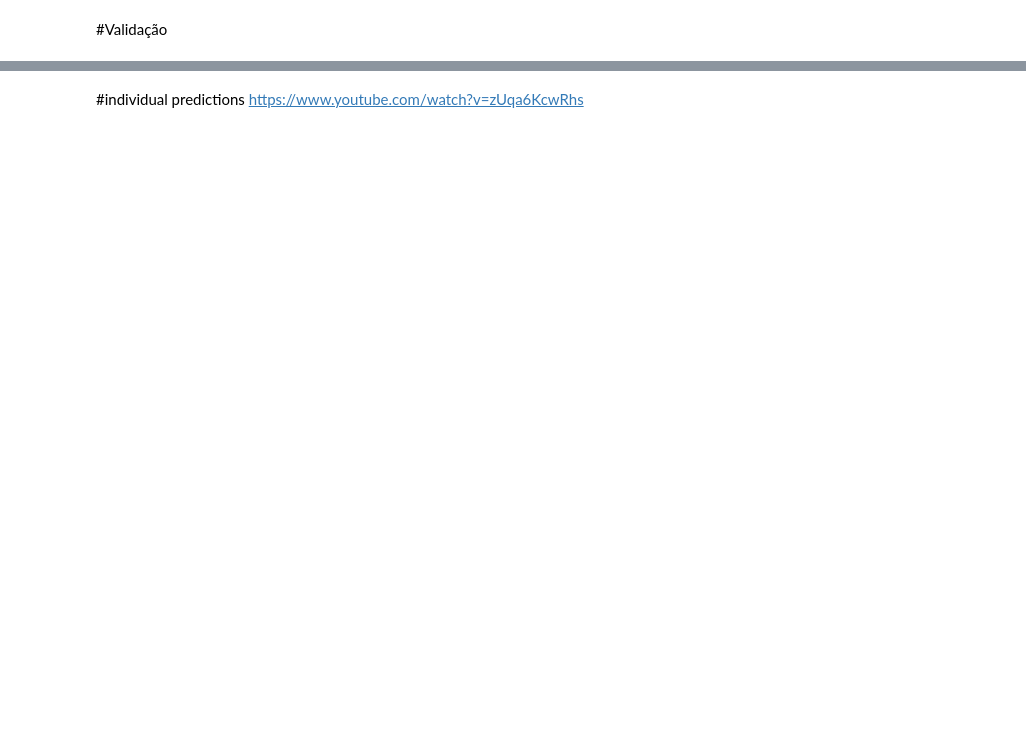
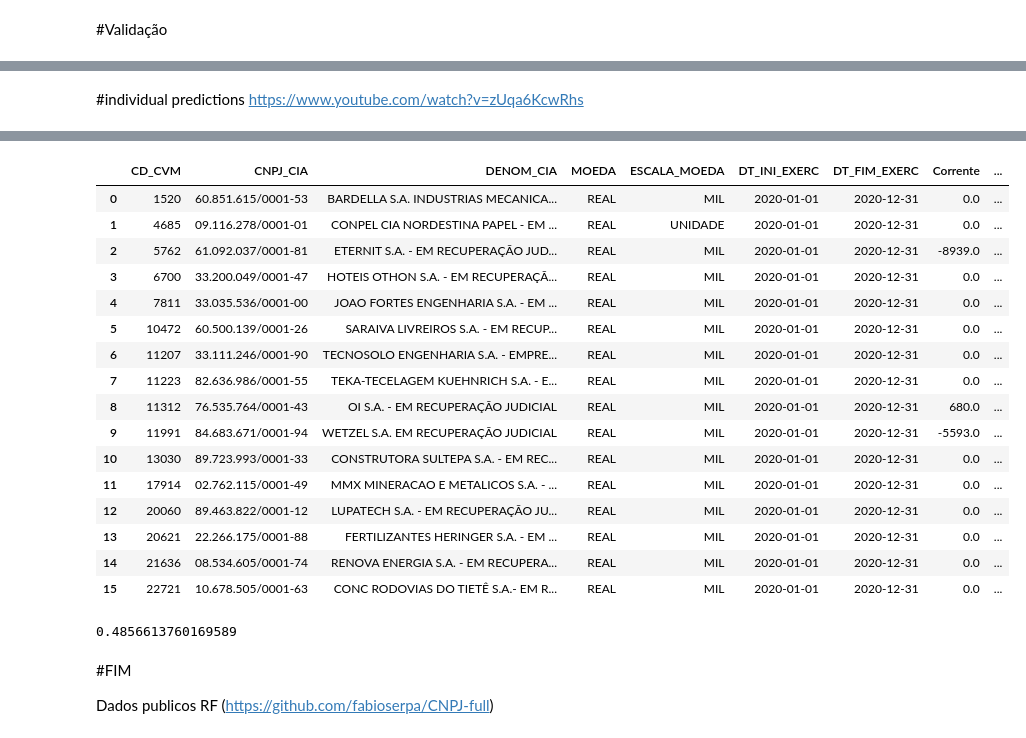
Before and after one commit to Willian-BC/Projeto-Final, a Jupyter notebook: Projeto_DataScience.ipynb, the cells around one changed output, grey strips where cells are left out. Drawn from its saved outputs; the diff is of its cells as text; code cells hidden in the pictures; blank space fills up the shorter version.

```diff
--- a/Projeto_DataScience.ipynb
+++ b/Projeto_DataScience.ipynb
@@ -306,0 +337,3 @@ ValueError: ignored
+# %% [markdown]
+#individual predictions
+https://www.youtube.com/watch?v=zUqa6KcwRhs
@@ -306,0 +346,16 @@ ValueError: ignored
+# %%
+dre_20 = pd.read_csv(f'CVM/dfp_cia_aberta_DRE_ind_2020.csv',sep=';',decimal=',',encoding='ISO-8859-1')
+dre_20 = dre_20[dre_20.ORDEM_EXERC == 'ÚLTIMO']
+dre_20 = dre_20[dre_20.DS_CONTA.isin(['Corrente', 'Custo dos Bens e/ou Serviços Vendidos', 'Despesas Financeiras', 'Despesas Gerais e Administrativas',
+                                      'Despesas com Vendas','Despesas/Receitas Operacionais', 'Diferido', 'Lucro/Prejuízo do Período','Outras Despesas Operacionais',
+                                      'Imposto de Renda e Contribuição Social sobre o Lucro', 'Outras Receitas Operacionais', 'Receitas Financeiras',
+                                      'Perdas pela Não Recuperabilidade de Ativos', 'Receita de Venda de Bens e/ou Serviços', 'Resultado Bruto',
+                                      'Resultado Antes do Resultado Financeiro e dos Tributos','Resultado Antes dos Tributos sobre o Lucro', 'Resultado Financeiro',
+                                      'Resultado Líquido das Operações Continuadas'])]
+
+dre_20 = dre_20[['CD_CVM','CNPJ_CIA','DENOM_CIA','MOEDA','ESCALA_MOEDA','DT_INI_EXERC','DT_FIM_EXERC','DS_CONTA','VL_CONTA']]
+dre_20 = dre_20[dre_20['DENOM_CIA'].dropna().str.contains("EM RECUPERAÇÃO JUDICIAL")]
+dre_20.VL_CONTA = dre_20.VL_CONTA.astype(float)
+dre_20 = dre_20.pivot_table(index=['CD_CVM','CNPJ_CIA','DENOM_CIA','MOEDA','ESCALA_MOEDA','DT_INI_EXERC','DT_FIM_EXERC'], columns=['DS_CONTA'], values='VL_CONTA').reset_index().rename_axis(None, axis=1).fillna(0)
+DataTable(dre_20)
+# %% [output]
@@ -306,0 +363,17 @@ ValueError: ignored
+|  | CD_CVM | CNPJ_CIA | DENOM_CIA | MOEDA | ESCALA_MOEDA | DT_INI_EXERC | DT_FIM_EXERC | Corrente | ... |
+| 0 | 1520 | 60.851.615/0001-53 | BARDELLA S.A. INDUSTRIAS MECANICA... | REAL | MIL | 2020-01-01 | 2020-12-31 | 0.0 | ... |
+| 1 | 4685 | 09.116.278/0001-01 | CONPEL CIA NORDESTINA PAPEL - EM ... | REAL | UNIDADE | 2020-01-01 | 2020-12-31 | 0.0 | ... |
+| 2 | 5762 | 61.092.037/0001-81 | ETERNIT S.A. - EM RECUPERAÇÃO JUD... | REAL | MIL | 2020-01-01 | 2020-12-31 | -8939.0 | ... |
+| 3 | 6700 | 33.200.049/0001-47 | HOTEIS OTHON S.A. - EM RECUPERAÇÃ... | REAL | MIL | 2020-01-01 | 2020-12-31 | 0.0 | ... |
+| 4 | 7811 | 33.035.536/0001-00 | JOAO FORTES ENGENHARIA S.A. - EM ... | REAL | MIL | 2020-01-01 | 2020-12-31 | 0.0 | ... |
+| 5 | 10472 | 60.500.139/0001-26 | SARAIVA LIVREIROS S.A. - EM RECUP... | REAL | MIL | 2020-01-01 | 2020-12-31 | 0.0 | ... |
+| 6 | 11207 | 33.111.246/0001-90 | TECNOSOLO ENGENHARIA S.A. - EMPRE... | REAL | MIL | 2020-01-01 | 2020-12-31 | 0.0 | ... |
+| 7 | 11223 | 82.636.986/0001-55 | TEKA-TECELAGEM KUEHNRICH S.A. - E... | REAL | MIL | 2020-01-01 | 2020-12-31 | 0.0 | ... |
+| 8 | 11312 | 76.535.764/0001-43 | OI S.A. - EM RECUPERAÇÃO JUDICIAL | REAL | MIL | 2020-01-01 | 2020-12-31 | 680.0 | ... |
+| 9 | 11991 | 84.683.671/0001-94 | WETZEL S.A. EM RECUPERAÇÃO JUDICIAL | REAL | MIL | 2020-01-01 | 2020-12-31 | -5593.0 | ... |
+| 10 | 13030 | 89.723.993/0001-33 | CONSTRUTORA SULTEPA S.A. - EM REC... | REAL | MIL | 2020-01-01 | 2020-12-31 | 0.0 | ... |
+| 11 | 17914 | 02.762.115/0001-49 | MMX MINERACAO E METALICOS S.A. - ... | REAL | MIL | 2020-01-01 | 2020-12-31 | 0.0 | ... |
+| 12 | 20060 | 89.463.822/0001-12 | LUPATECH S.A. - EM RECUPERAÇÃO JU... | REAL | MIL | 2020-01-01 | 2020-12-31 | 0.0 | ... |
+| 13 | 20621 | 22.266.175/0001-88 | FERTILIZANTES HERINGER S.A. - EM ... | REAL | MIL | 2020-01-01 | 2020-12-31 | 0.0 | ... |
+| 14 | 21636 | 08.534.605/0001-74 | RENOVA ENERGIA S.A. - EM RECUPERA... | REAL | MIL | 2020-01-01 | 2020-12-31 | 0.0 | ... |
+| 15 | 22721 | 10.678.505/0001-63 | CONC RODOVIAS DO TIETÊ S.A.- EM R... | REAL | MIL | 2020-01-01 | 2020-12-31 | 0.0 | ... |
@@ -307,3 +382,12 @@ ValueError: ignored
+# %%
+teste_empresa = dre_20.iloc[0]
+ind_prediction(teste_empresa)
+# %% [output]
+0.4856613760169589
+# %% [markdown]
+#FIM
+
+Dados publicos RF (https://github.com/fabioserpa/CNPJ-full)
 # %%
 # Baggin : Bootstrap AGGregating
 
@@ -315,6 +399,3 @@ def score_dataset (x_train, x_test, y_train, y_test):
   model.fit(x_train, y_train)
   preds = model.predict(x_test)
   return mean_absolute_error(y_test, preds) #Quanto menor melhor
-# %% [markdown]
-#individual predictions
-https://www.youtube.com/watch?v=zUqa6KcwRhs
```
Also changed, not shown: parts of 62 cells of this notebook.
